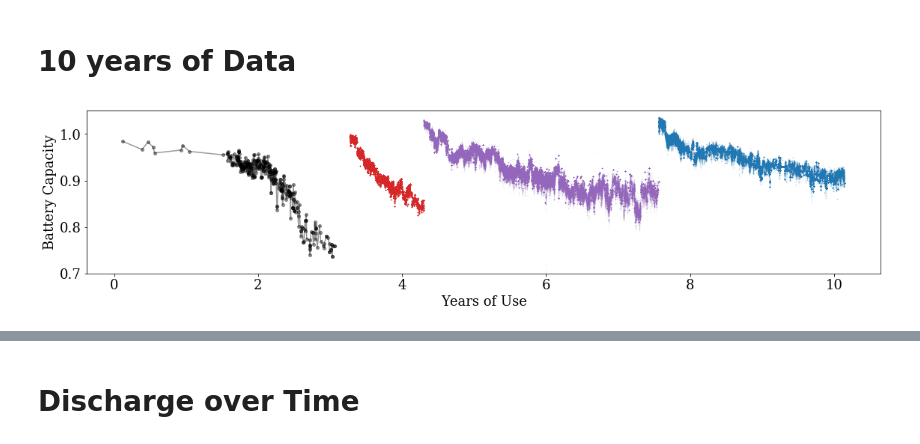
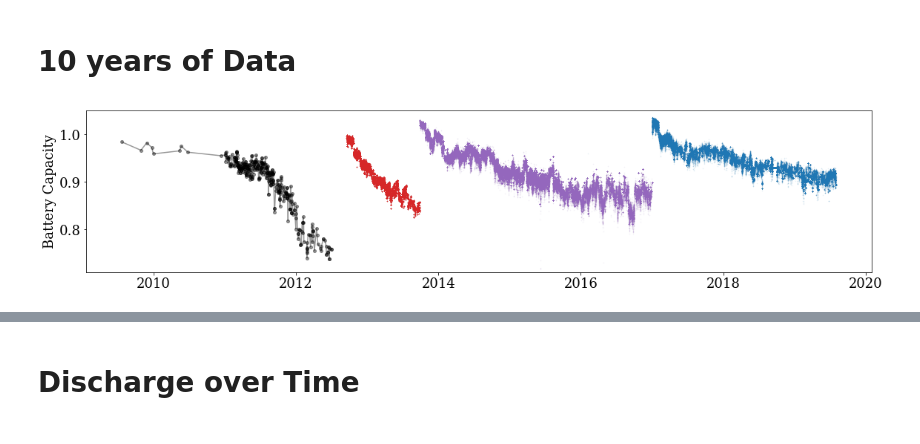
Before and after one commit to jradavenport/batlog2019, a Jupyter notebook: code/explore.ipynb, the cells around one changed output, grey strips where cells are left out. Drawn from its saved outputs; the diff is of its cells as text; code cells hidden in the pictures.

```diff
--- a/code/explore.ipynb
+++ b/code/explore.ipynb
@@ -251,21 +251,23 @@ plt.savefig('bat_decay.png',dpi=350, bbox_inches='tight', pad_inches=0.25)
 # 10 years of Data
 # %%
 plt.figure(figsize=(19,4))
-plt.scatter((day0[0:mcap0.size] - old_day0)/365., capacity0[0:mcap0.size]/mcap0, marker='.', s=1,
+
+zero10 = 2009. + 5.25/12. # approx start date of this adventure
+
+plt.scatter((day0[0:mcap0.size] - old_day0)/365. + zero10, capacity0[0:mcap0.size]/mcap0, marker='.', s=1,
             alpha=0.1, c='C3')
-plt.scatter((day1[0:mcap1.size] - old_day0)/365., capacity1/mcap1, marker='.', s=1, alpha=0.1, c='C4')
-plt.scatter((day2[0:mcap2.size] - old_day0)/365., capacity2/mcap2, marker='.', s=1, alpha=0.1, c='C0')
+plt.scatter((day1[0:mcap1.size] - old_day0)/365. + zero10, capacity1/mcap1, marker='.', s=1, alpha=0.1, c='C4')
+plt.scatter((day2[0:mcap2.size] - old_day0)/365. + zero10, capacity2/mcap2, marker='.', s=1, alpha=0.1, c='C0')
 
-plt.plot((old_days - old_day0) / 365., olddf['amp'].values/4600, '-o', color='k', alpha=0.4, markersize=4)
+plt.plot((old_days - old_day0) / 365. + zero10, olddf['amp'].values/4600, '-o', color='k', alpha=0.4, markersize=4)
 
 plt.plot([],[], 'o', label='2009 MBP', c='k')
 plt.plot([],[], 'o', label='2012 MBA', c='C3')
 plt.plot([],[], 'o', label='2013 MBA', c='C4')
 plt.plot([],[], 'o', label='2016 MBP', c='C0')
 
-plt.ylim(0.7,1.05)
+plt.ylim(0.71,1.05)
 plt.ylabel('Battery Capacity')
-plt.xlabel('Years of Use')
 plt.savefig('bat_decay10.png',dpi=350, bbox_inches='tight', pad_inches=0.25)
 # %% [output]
-[figure, old version]
+[figure, new version]
```
Also changed, not shown: parts of 1 cell of this notebook, 2 other files.
